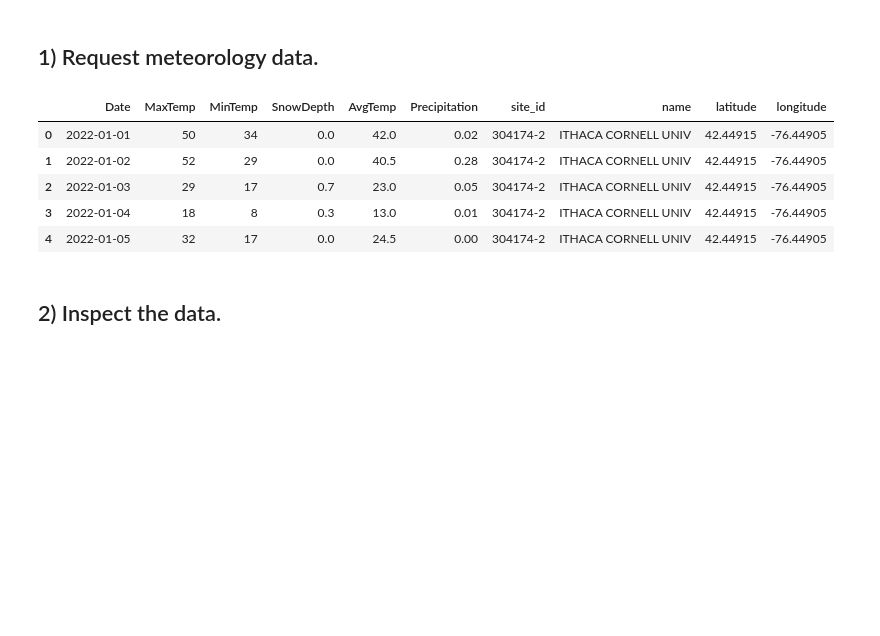
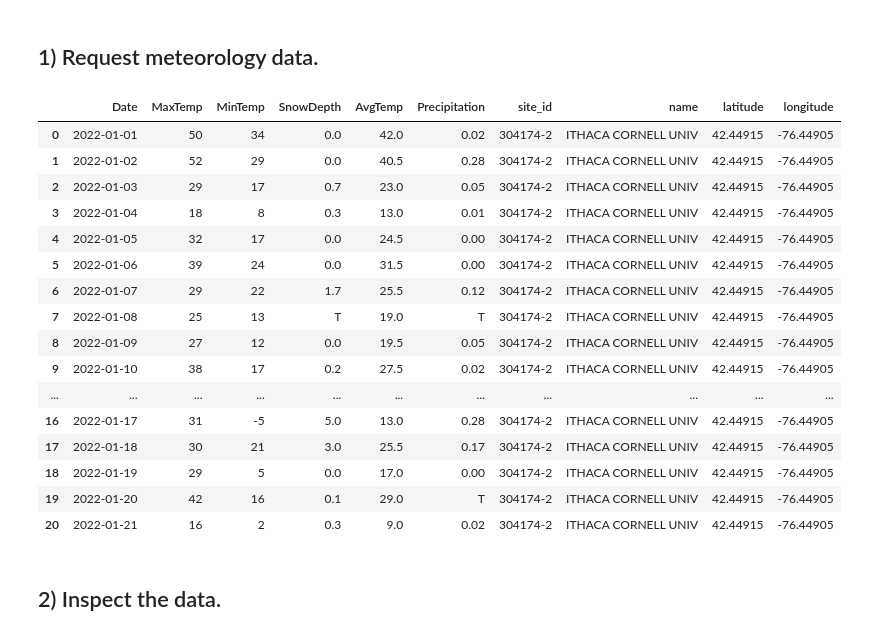
Before and after one commit to alex-l-young/pydrology, a Jupyter notebook: Examples/acis_data_request.ipynb, the cells around one changed output. Cells and saved outputs as stored; diff of their text form; code cells hidden in the pictures; blank space fills up the shorter version.

```diff
--- a/Examples/acis_data_request.ipynb
+++ b/Examples/acis_data_request.ipynb
@@ -16,29 +20,40 @@ from pydrology import plotting
 # %%
 # Site ID to request data for.
 # Add <space>6 to the end of GHCN site IDs. Add <space>2 for coop site ids. (E.g., "USS0020A23S" => "USS0020A23S 6")
 site_id = '304174 2'  # Ithaca.
 
 # list of met elements to request.
 # Options in dictionary below:
 met_elements_ref = {'maxt': 'MaxTemp', 'mint': 'MinTemp', 'avgt': 'AvgTemp', 'pcpn': 'Precipitation',
                  'snow': 'SnowDepth'}
 met_elements = ['maxt', 'mint', 'snow', 'avgt', 'pcpn']
 
 # Date range.
 start_date = '2022-01-01'  # YYYY-mm-dd.
 end_date = '2022-01-21'
 
 
 ## Make the request.
-acis_df = acis_data.request_acis_data(met_elements, site_id, start_date, end_date)
-acis_df.head()
+acis_df = request_acis_data(met_elements, site_id, start_date, end_date)
+acis_df
 # %% [output]
 |  | Date | MaxTemp | MinTemp | SnowDepth | AvgTemp | Precipitation | site_id | name | latitude | longitude |
 | 0 | 2022-01-01 | 50 | 34 | 0.0 | 42.0 | 0.02 | 304174-2 | ITHACA CORNELL UNIV | 42.44915 | -76.44905 |
 | 1 | 2022-01-02 | 52 | 29 | 0.0 | 40.5 | 0.28 | 304174-2 | ITHACA CORNELL UNIV | 42.44915 | -76.44905 |
 | 2 | 2022-01-03 | 29 | 17 | 0.7 | 23.0 | 0.05 | 304174-2 | ITHACA CORNELL UNIV | 42.44915 | -76.44905 |
 | 3 | 2022-01-04 | 18 | 8 | 0.3 | 13.0 | 0.01 | 304174-2 | ITHACA CORNELL UNIV | 42.44915 | -76.44905 |
 | 4 | 2022-01-05 | 32 | 17 | 0.0 | 24.5 | 0.00 | 304174-2 | ITHACA CORNELL UNIV | 42.44915 | -76.44905 |
+| 5 | 2022-01-06 | 39 | 24 | 0.0 | 31.5 | 0.00 | 304174-2 | ITHACA CORNELL UNIV | 42.44915 | -76.44905 |
+| 6 | 2022-01-07 | 29 | 22 | 1.7 | 25.5 | 0.12 | 304174-2 | ITHACA CORNELL UNIV | 42.44915 | -76.44905 |
+| 7 | 2022-01-08 | 25 | 13 | T | 19.0 | T | 304174-2 | ITHACA CORNELL UNIV | 42.44915 | -76.44905 |
+| 8 | 2022-01-09 | 27 | 12 | 0.0 | 19.5 | 0.05 | 304174-2 | ITHACA CORNELL UNIV | 42.44915 | -76.44905 |
+| 9 | 2022-01-10 | 38 | 17 | 0.2 | 27.5 | 0.02 | 304174-2 | ITHACA CORNELL UNIV | 42.44915 | -76.44905 |
+| ... | ... | ... | ... | ... | ... | ... | ... | ... | ... | ... |
+| 16 | 2022-01-17 | 31 | -5 | 5.0 | 13.0 | 0.28 | 304174-2 | ITHACA CORNELL UNIV | 42.44915 | -76.44905 |
+| 17 | 2022-01-18 | 30 | 21 | 3.0 | 25.5 | 0.17 | 304174-2 | ITHACA CORNELL UNIV | 42.44915 | -76.44905 |
+| 18 | 2022-01-19 | 29 | 5 | 0.0 | 17.0 | 0.00 | 304174-2 | ITHACA CORNELL UNIV | 42.44915 | -76.44905 |
+| 19 | 2022-01-20 | 42 | 16 | 0.1 | 29.0 | T | 304174-2 | ITHACA CORNELL UNIV | 42.44915 | -76.44905 |
+| 20 | 2022-01-21 | 16 | 2 | 0.3 | 9.0 | 0.02 | 304174-2 | ITHACA CORNELL UNIV | 42.44915 | -76.44905 |
 # %% [markdown]
 ## 2) Inspect the data.
 # %%
```
Also changed, not shown: parts of 12 cells of this notebook, 1 other file.
